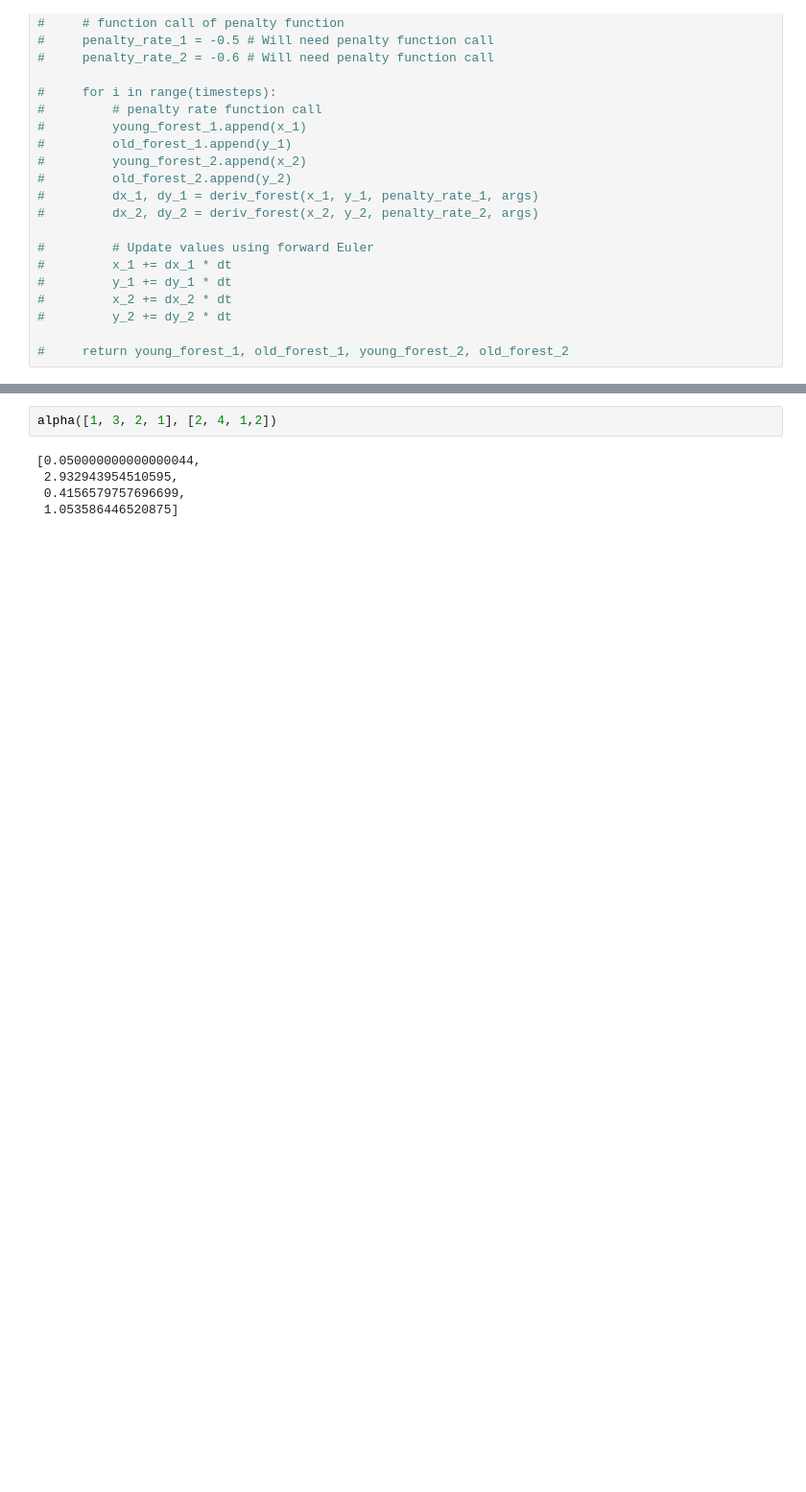
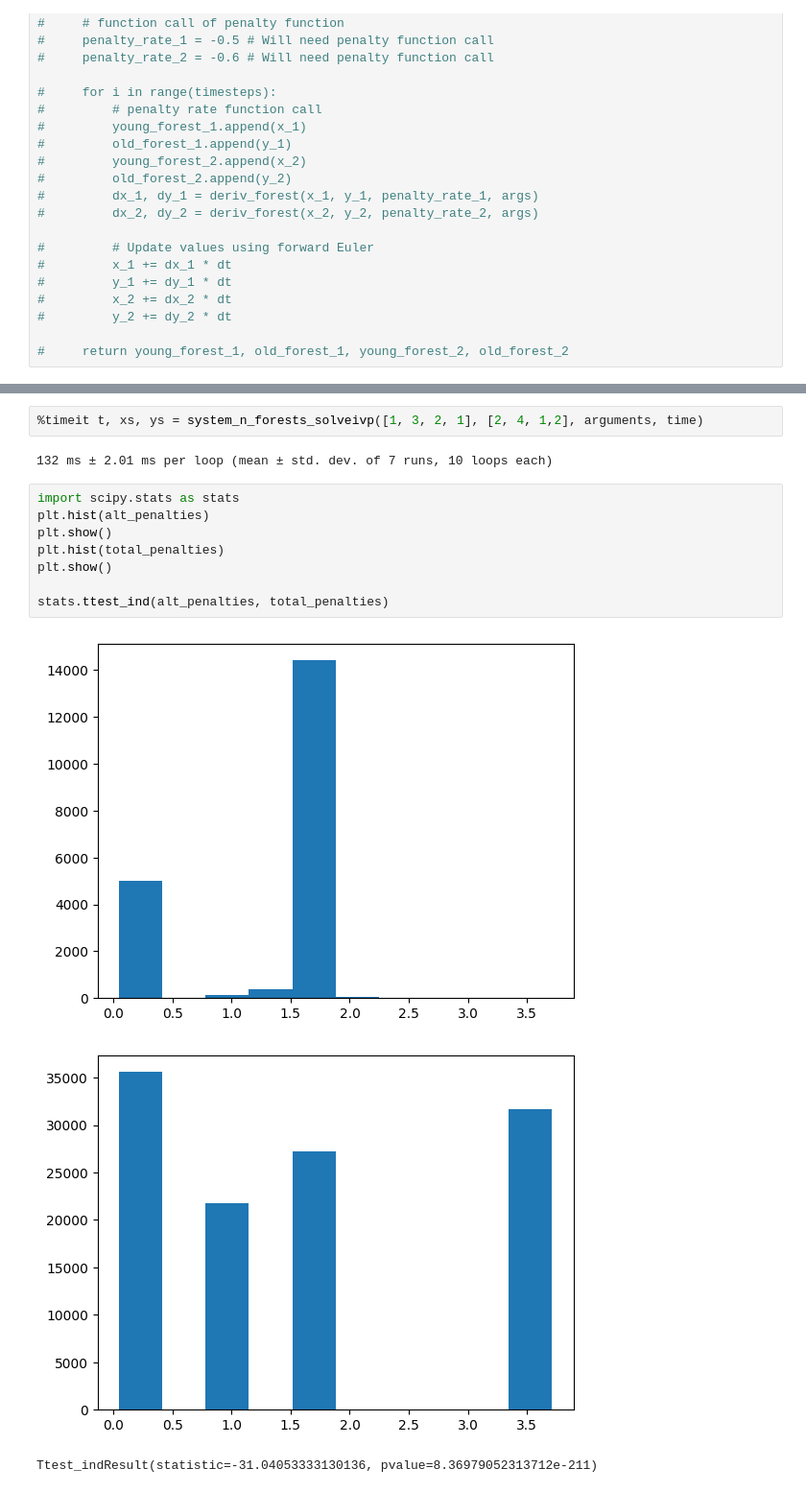
Before and after one commit to marcelvdla/CSSim, a Jupyter notebook: notebooks/two_forest_model.ipynb, the cells around one changed output, grey strips where cells are left out. Shown at 96% size. Saved outputs shown, nothing was run; the diff lists cells and outputs as text; blank space fills up the shorter version.

```diff
--- a/notebooks/two_forest_model.ipynb
+++ b/notebooks/two_forest_model.ipynb
@@ -139,7 +207,16 @@ os.getcwd()
 # %%
-alpha([1, 3, 2, 1], [2, 4, 1,2])
+%timeit t, xs, ys = system_n_forests_solveivp([1, 3, 2, 1], [2, 4, 1,2], arguments, time)
 # %% [output]
-[0.050000000000000044,
- 2.932943954510595,
- 0.4156579757696699,
- 1.053586446520875]
+132 ms ± 2.01 ms per loop (mean ± std. dev. of 7 runs, 10 loops each)
+# %%
+import scipy.stats as stats
+plt.hist(alt_penalties)
+plt.show()
+plt.hist(total_penalties)
+plt.show()
+
+stats.ttest_ind(alt_penalties, total_penalties)
+# %% [output]
+[figure, added]
+[figure, added]
+Ttest_indResult(statistic=-31.04053333130136, pvalue=8.36979052313712e-211)
```
Also changed, not shown: parts of 13 cells of this notebook.
